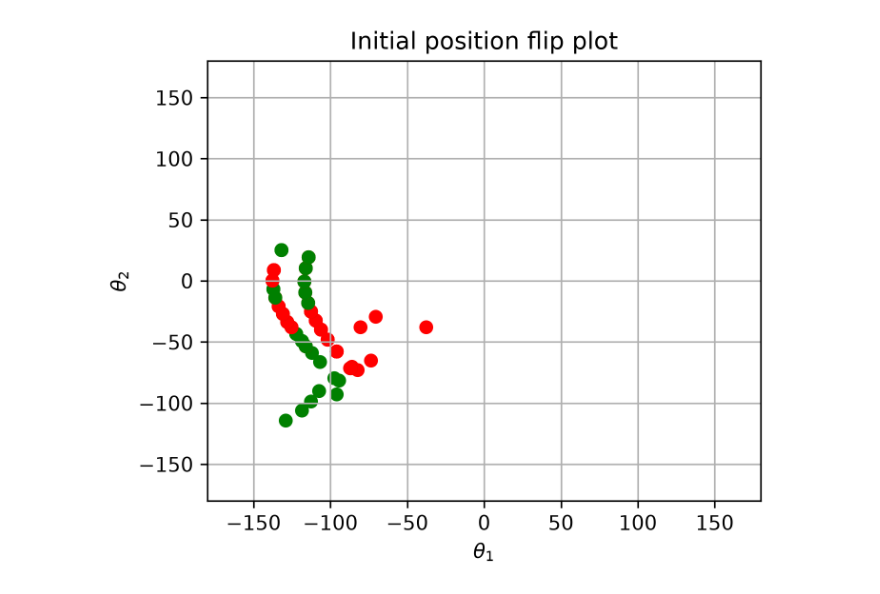
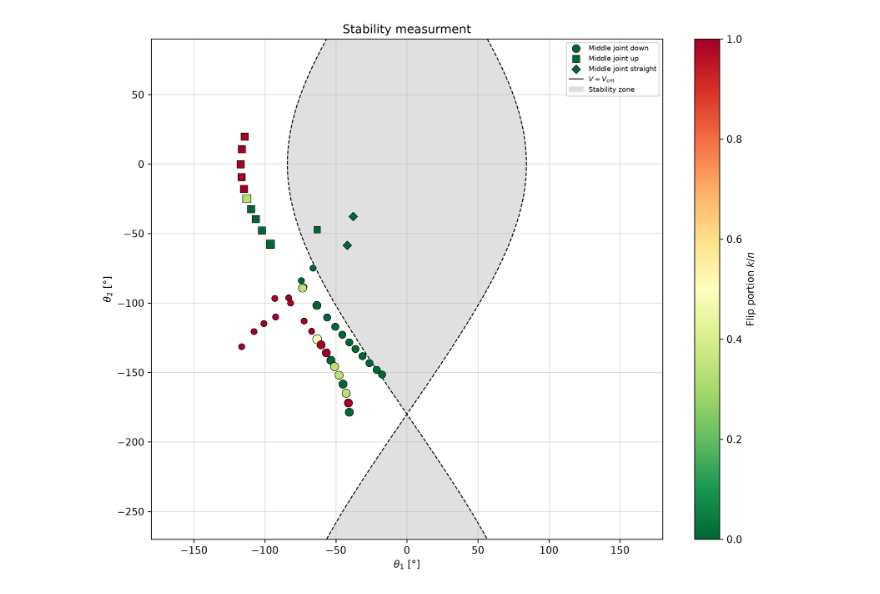
Before and after one commit to guntera384/P-project-based-physics-lab-, a Jupyter notebook: data_analysis/double_pendulum/plotting.ipynb, the cells around one changed output. Drawn from its saved outputs; the diff is of its cells as text; code cells hidden in the pictures.

Commit message:
plotting double pendulum

```diff
--- a/data_analysis/double_pendulum/plotting.ipynb
+++ b/data_analysis/double_pendulum/plotting.ipynb
@@ -56,35 +95,42 @@ for i, j in enumerate(joint):
 # %%
 
-fig, ax = plt.subplots(figsize=(5, 4), dpi=300)
-for i,_ in enumerate(X):
-    if flip[i] == 0:
-        color = "red"
-    else:
-        color = "green"
-    ax.scatter(theta_1[i] , theta_2[i], color=color)
+x_lim = np.array([-180, 180])
+y_lim = np.array([-270, 90])
 
-# critical-energy contour on a grid (degrees for the axes, radians for the energy)
-th1_grid, th2_grid = np.meshgrid(np.linspace(-180, 180, 600), np.linspace(-180, 180, 600))
+fig, ax = plt.subplots(figsize=(10, 8), dpi=300)
+
+# --- Hintergrund: Bereich, in dem ein Flip energetisch verboten ist ---
+th1_grid, th2_grid = np.meshgrid(np.linspace(*x_lim, 600),
+                                 np.linspace(*y_lim, 600))
 V_grid = pot_energy(np.deg2rad(th1_grid), np.deg2rad(th2_grid))
+ax.contourf(th1_grid, th2_grid, V_grid, levels=[V_grid.min(), V_crit], colors=["0.88"])
+ax.contour(th1_grid, th2_grid, V_grid, levels=[V_crit], colors="black", linewidths=1)
 
-ax.contour(th1_grid, th2_grid, V_grid, levels=[V_crit], colors="black", linewidths=1.2)
-# optional: lightly shade the region where flipping is energetically possible
-ax.contourf(th1_grid, th2_grid, V_grid, levels=[V_crit, V_grid.max()], colors="gray", alpha=0.15)
-ax.plot([], [], color="black", label=r"$V = V_\mathrm{crit}$")  # legend handle
-ax.legend(loc="upper right", fontsize=7)
+# --- Messpunkte, je Gelenkstellung ein Marker ---
+markers = {"down": "o", "up": "s", "straight": "D"}
+for j, mk in markers.items():
+    sub = groups[groups["joint"] == j]          # nur die Gruppen mit dieser Gelenkstellung
+    sc = ax.scatter(sub["theta_1"], sub["theta_2"],
+                    c=sub["p"], cmap="RdYlGn_r", vmin=0, vmax=1,   # Farbe = Flip-Anteil
+                    s=25 + 15 * sub["n"],                         # Grösse = Anzahl Versuche
+                    marker=mk, edgecolors="black", linewidths=0.5,
+                    label=f"Middle joint {j}", zorder=3)
 
+fig.colorbar(sc, ax=ax, label="Flip portion $k/n$")
 
-ax.set_xlabel(r"$\theta_1$")
-ax.set_ylabel(r"$\theta_2$")
-ax.set_title("Initial position flip plot")
-ax.set_xlim(-180,180)
-ax.set_ylim(-180,180)
-ax.grid()
-#plt.legend()
-#plt.tight_layout()
-#save_dir.mkdir(exist_ok=True)
-#fig.savefig(save_dir / f"{res['group']}_{res['name']}.pdf")
-#plt.close(fig)
+# Legenden-Einträge für Linie und Fläche (haben sonst keinen Handle)
+ax.plot([], [], color="black", lw=1, label=r"$V = V_\mathrm{crit}$")
+ax.fill_between([], [], color="0.88", label="Stability zone")
+
+ax.set_xlabel(r"$\theta_1$ [°]")
+ax.set_ylabel(r"$\theta_2$ [°]")
+ax.set_xlim(*x_lim)
+ax.set_ylim(*y_lim)
+ax.grid(alpha=0.4)
+ax.set_title("Stability measurment")
+ax.legend(fontsize=7, loc="upper right")
+fig.tight_layout()
+#fig.savefig("final_plots/flip_map.pdf")
 plt.show()
 # %% [output]
-[figure, old version]
+[figure, new version]
```
Also changed, not shown: parts of 2 cells of this notebook, 2 other files.
